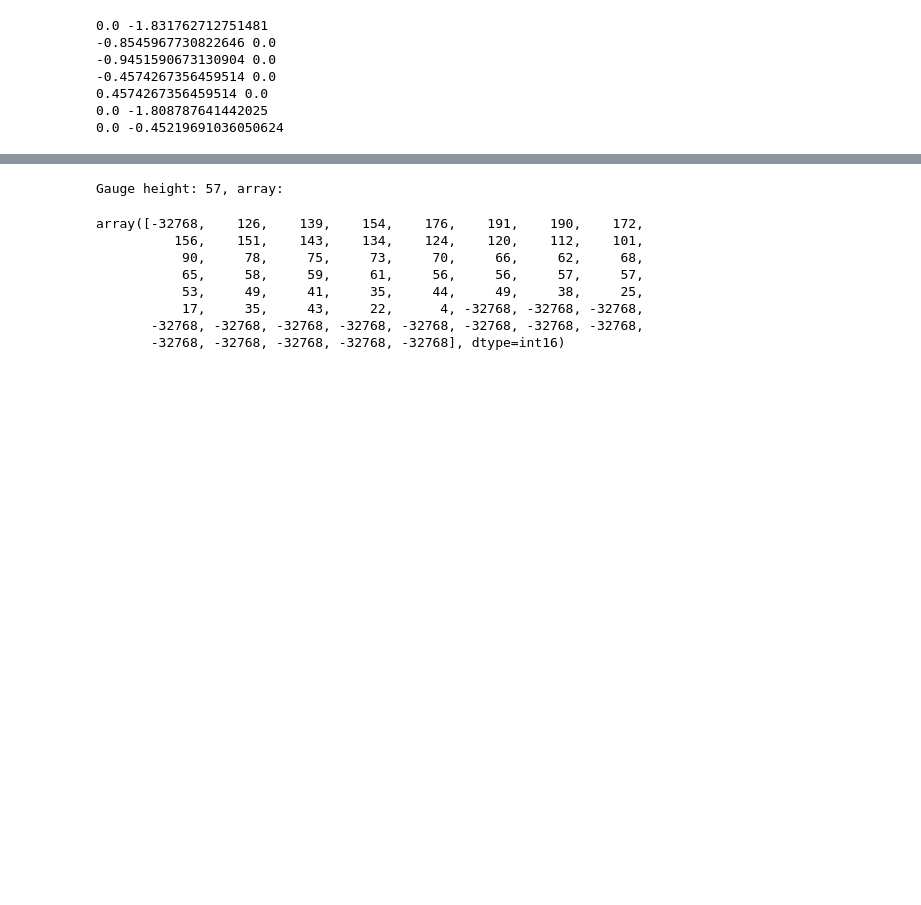
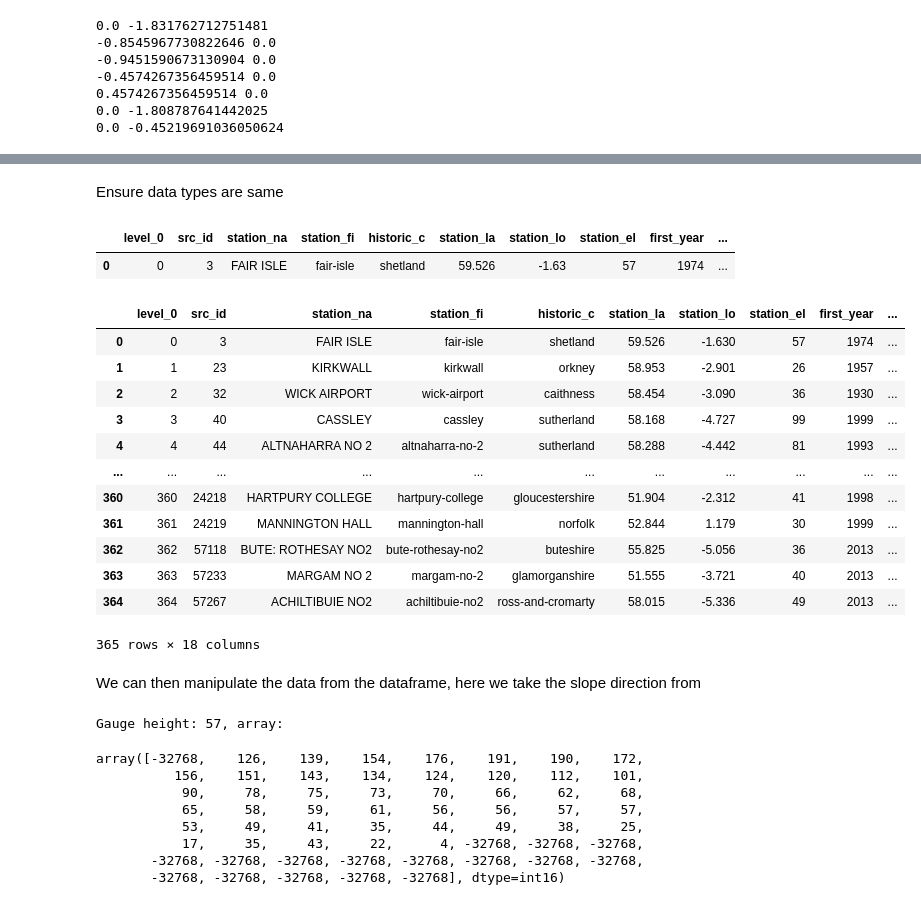
Before and after one commit to Daafip/Are-rain-gauges-in-the-right-place, a Jupyter notebook: Location on slope from DEM/Location on slope from DEM.ipynb, the cells around one changed output, grey strips where cells are left out. Drawn from its saved outputs; the diff is of its cells as text; code cells hidden in the pictures; blank space fills up the shorter version.

```diff
--- a/Location on slope from DEM/Location on slope from DEM.ipynb
+++ b/Location on slope from DEM/Location on slope from DEM.ipynb
@@ -167,0 +179,27 @@ gauges
+# %% [markdown]
+Ensure data types are same
+# %%
+gauges.src_id  = gauges.src_id.astype(int)
+gauges.head(1)
+# %% [output]
+|  | level_0 | src_id | station_na | station_fi | historic_c | station_la | station_lo | station_el | first_year | ... |
+| 0 | 0 | 3 | FAIR ISLE | fair-isle | shetland | 59.526 | -1.63 | 57 | 1974 | ... |
+# %%
+gauges = gauges.merge(DEM_sparse,on="src_id")
+gauges
+# %% [output]
+|  | level_0 | src_id | station_na | station_fi | historic_c | station_la | station_lo | station_el | first_year | ... |
+| 0 | 0 | 3 | FAIR ISLE | fair-isle | shetland | 59.526 | -1.630 | 57 | 1974 | ... |
+| 1 | 1 | 23 | KIRKWALL | kirkwall | orkney | 58.953 | -2.901 | 26 | 1957 | ... |
+| 2 | 2 | 32 | WICK AIRPORT | wick-airport | caithness | 58.454 | -3.090 | 36 | 1930 | ... |
+| 3 | 3 | 40 | CASSLEY | cassley | sutherland | 58.168 | -4.727 | 99 | 1999 | ... |
+| 4 | 4 | 44 | ALTNAHARRA NO 2 | altnaharra-no-2 | sutherland | 58.288 | -4.442 | 81 | 1993 | ... |
+| ... | ... | ... | ... | ... | ... | ... | ... | ... | ... | ... |
+| 360 | 360 | 24218 | HARTPURY COLLEGE | hartpury-college | gloucestershire | 51.904 | -2.312 | 41 | 1998 | ... |
+| 361 | 361 | 24219 | MANNINGTON HALL | mannington-hall | norfolk | 52.844 | 1.179 | 30 | 1999 | ... |
+| 362 | 362 | 57118 | BUTE: ROTHESAY NO2 | bute-rothesay-no2 | buteshire | 55.825 | -5.056 | 36 | 2013 | ... |
+| 363 | 363 | 57233 | MARGAM NO 2 | margam-no-2 | glamorganshire | 51.555 | -3.721 | 40 | 2013 | ... |
+| 364 | 364 | 57267 | ACHILTIBUIE NO2 | achiltibuie-no2 | ross-and-cromarty | 58.015 | -5.336 | 49 | 2013 | ... |
+365 rows × 18 columns
+# %% [markdown]
+We can then manipulate the data from the dataframe, here we take the slope direction from
```
Also changed, not shown: parts of 13 cells of this notebook, 3 other files.
